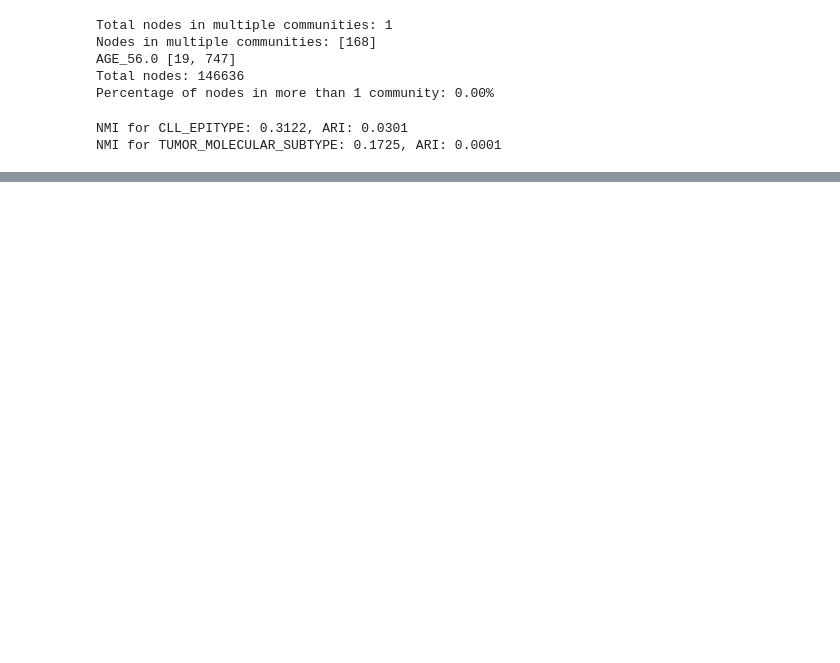
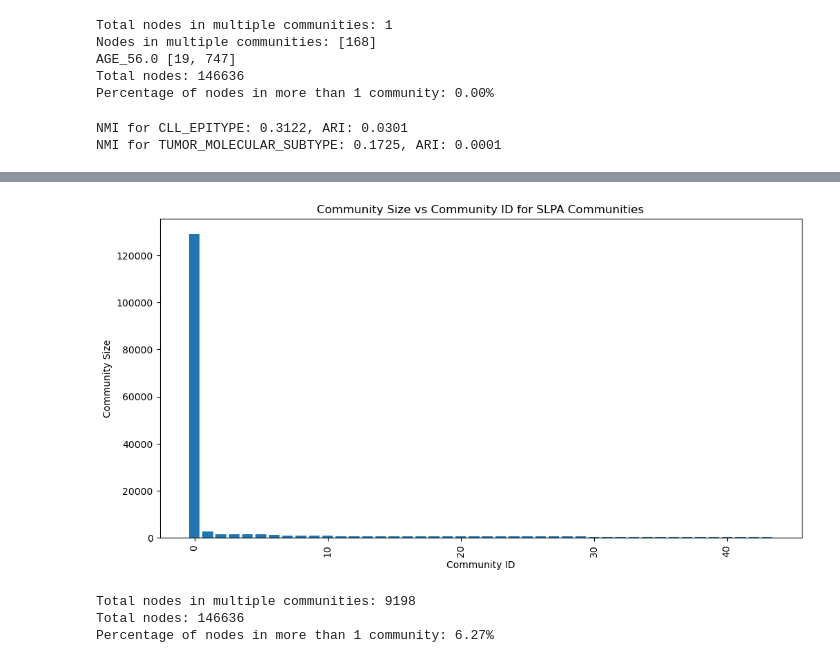
Before and after one commit to MahikaJaguste/msc-thesis, a Jupyter notebook: community/cdlib-analysis.ipynb, the cells around one changed output, grey strips where cells are left out. Drawn from its saved outputs; the diff is of its cells as text; code cells hidden in the pictures; blank space fills up the shorter version.

```diff
--- a/community/cdlib-analysis.ipynb
+++ b/community/cdlib-analysis.ipynb
@@ -540,0 +653,31 @@ NMI for TUMOR_MOLECULAR_SUBTYPE: 0.1725, ARI: 0.0001
+# %%
+# plot community size vs community id
+comm_sizes = [len(c) for c in slpa_communities.communities]
+plt.figure(figsize=(12, 6))
+plt.bar(range(len(comm_sizes)), comm_sizes)
+plt.xlabel('Community ID')
+plt.ylabel('Community Size')
+plt.title('Community Size vs Community ID for SLPA Communities')
+plt.xticks(rotation=90)
+plt.show()
+# %% [output]
+[figure, added]
+# %%
+# get percentage and list of all nodes, not just patient nodes, belonging in more than 1 community
+node_to_communities_map = {}
+for idx, comm in enumerate(slpa_communities.communities):
+    for node in comm:
+        if node not in node_to_communities_map:
+            node_to_communities_map[node] = []
+        node_to_communities_map[node].append(idx)
+# Calculate the percentage of nodes in more than 1 community
+nodes_in_multiple_comms = sum(1 for communities in node_to_communities_map.values() if len(communities) > 1)
+print(f"Total nodes in multiple communities: {nodes_in_multiple_comms}")
+total_nodes = len(node_to_communities_map)
+print(f"Total nodes: {total_nodes}")
+percentage_in_multiple_comms = (nodes_in_multiple_comms / total_nodes) * 100
+print(f"Percentage of nodes in more than 1 community: {percentage_in_multiple_comms:.2f}%")
+# %% [output]
+Total nodes in multiple communities: 9198
+Total nodes: 146636
+Percentage of nodes in more than 1 community: 6.27%
```
Also changed, not shown: parts of 24 cells of this notebook.
